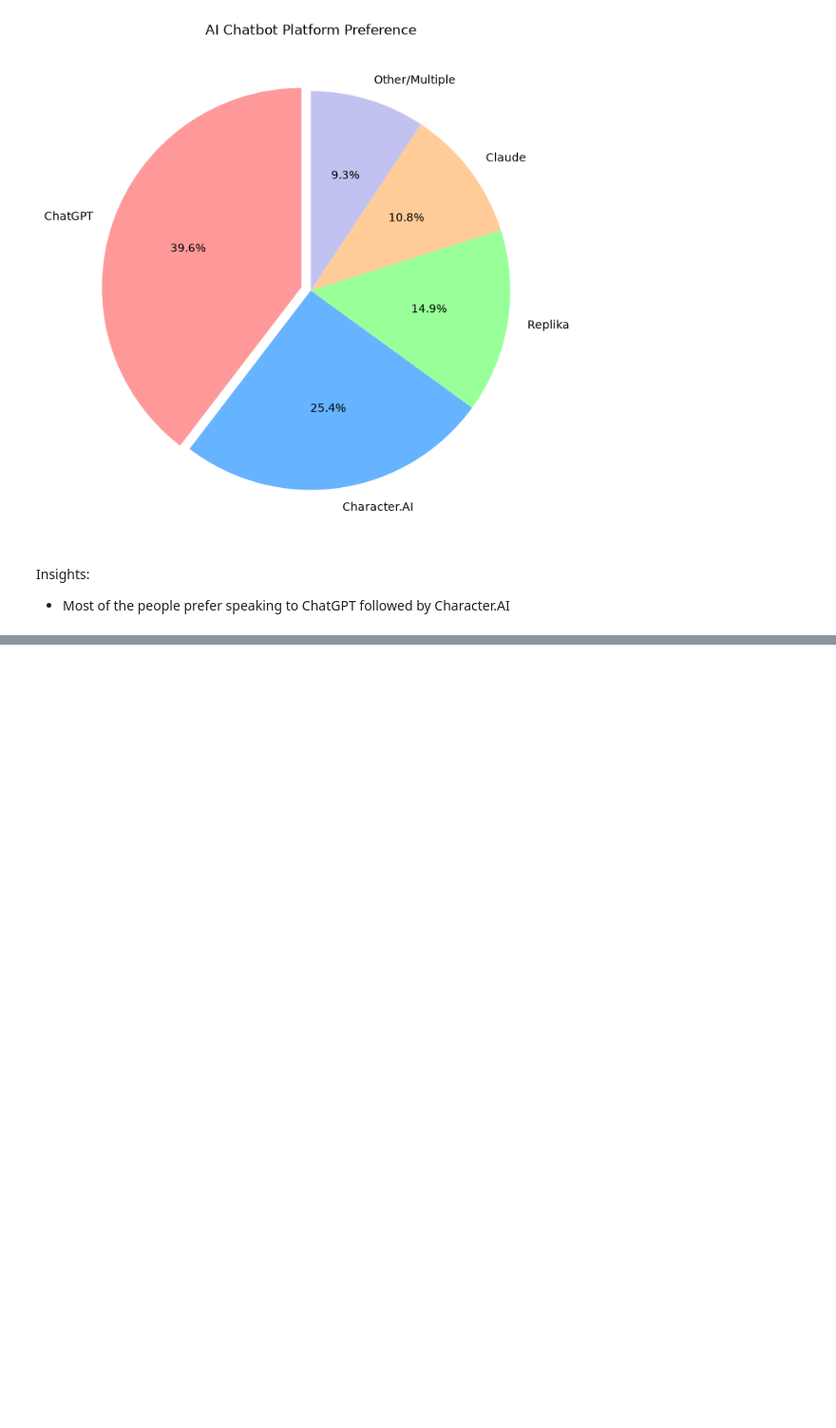
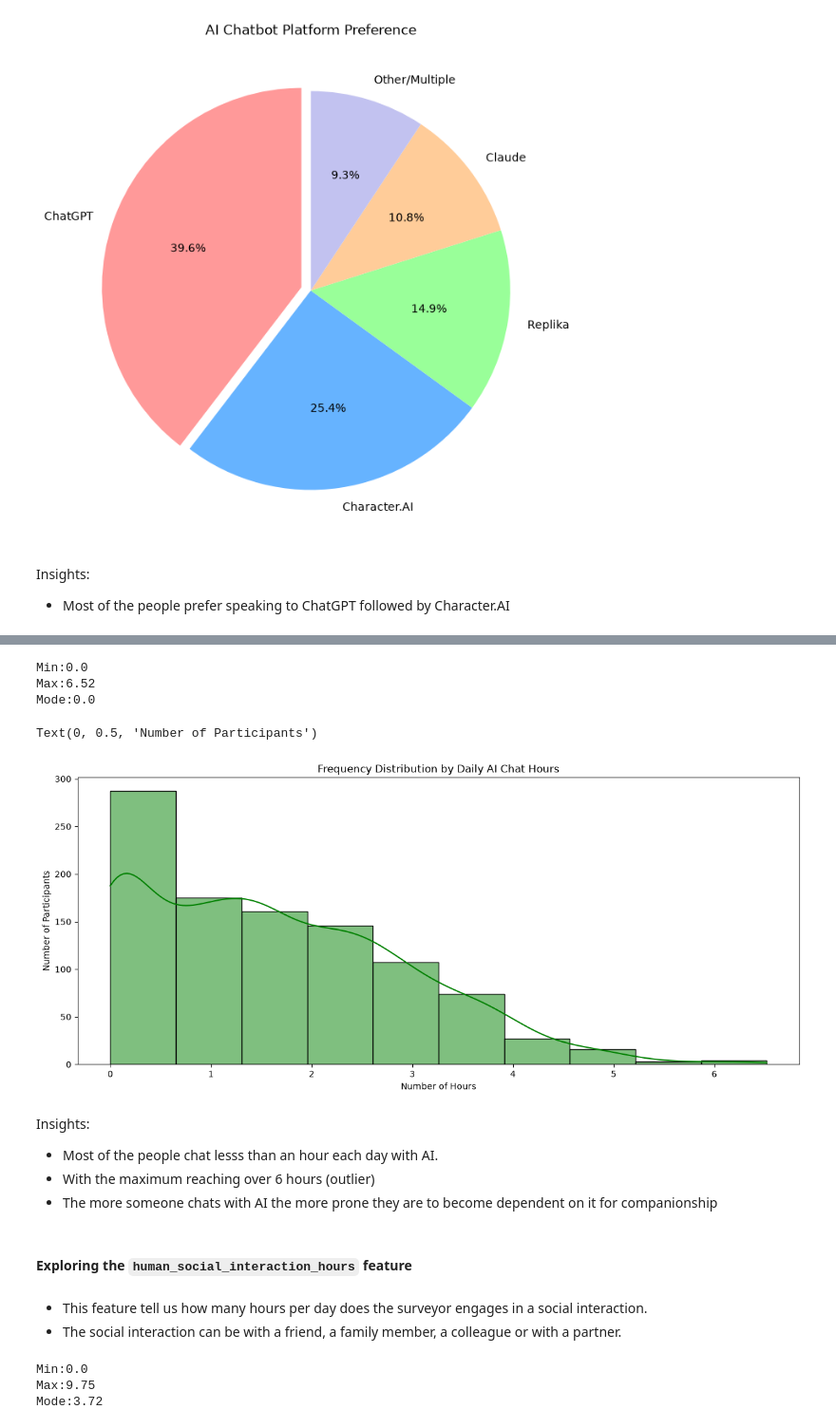
Before and after one commit to adiban17/ai_companion_dependency, a Jupyter notebook: notebook/exploratory_data_analysis.ipynb, the cells around one changed output, grey strips where cells are left out. Shown at 95% size. Cells and saved outputs as stored; diff of their text form; code cells hidden in the pictures; blank space fills up the shorter version.

```diff
--- a/notebook/exploratory_data_analysis.ipynb
+++ b/notebook/exploratory_data_analysis.ipynb
@@ -436,0 +472,40 @@ Insights:
+# %%
+# Range
+max = df['daily_ai_chat_hours'].max()
+min = df['daily_ai_chat_hours'].min()
+mode = df['daily_ai_chat_hours'].mode()
+print(f"Min:{min}\nMax:{max}\nMode:{mode[0]}")
+# %% [output]
+Min:0.0
+Max:6.52
+Mode:0.0
+# %%
+# Visualization
+plt.figure(figsize=(15, 6))
+sns.histplot(data=df, x='daily_ai_chat_hours', bins=10, kde=True, color='green')
+plt.title('Frequency Distribution by Daily AI Chat Hours')
+plt.xlabel('Number of Hours')
+plt.ylabel('Number of Participants')
+# %% [output]
+Text(0, 0.5, 'Number of Participants')
+[figure, added]
+# %% [markdown]
+Insights:
+- Most of the people chat lesss than an hour each day with AI.
+- With the maximum reaching over 6 hours (outlier)
+- The more someone chats with AI the more prone they are to become dependent on it for companionship
+# %% [markdown]
+#### Exploring the `human_social_interaction_hours` feature
+# %% [markdown]
+- This feature tell us how many hours per day does the surveyor engages in a social interaction.
+- The social interaction can be with a friend, a family member, a colleague or with a partner.
+# %%
+# Range
+max = df['human_social_interaction_hours'].max()
+min = df['human_social_interaction_hours'].min()
+mode = df['human_social_interaction_hours'].mode()
+print(f"Min:{min}\nMax:{max}\nMode:{mode[0]}")
+# %% [output]
+Min:0.0
+Max:9.75
+Mode:3.72
```
Also changed, not shown: parts of 46 cells of this notebook.
